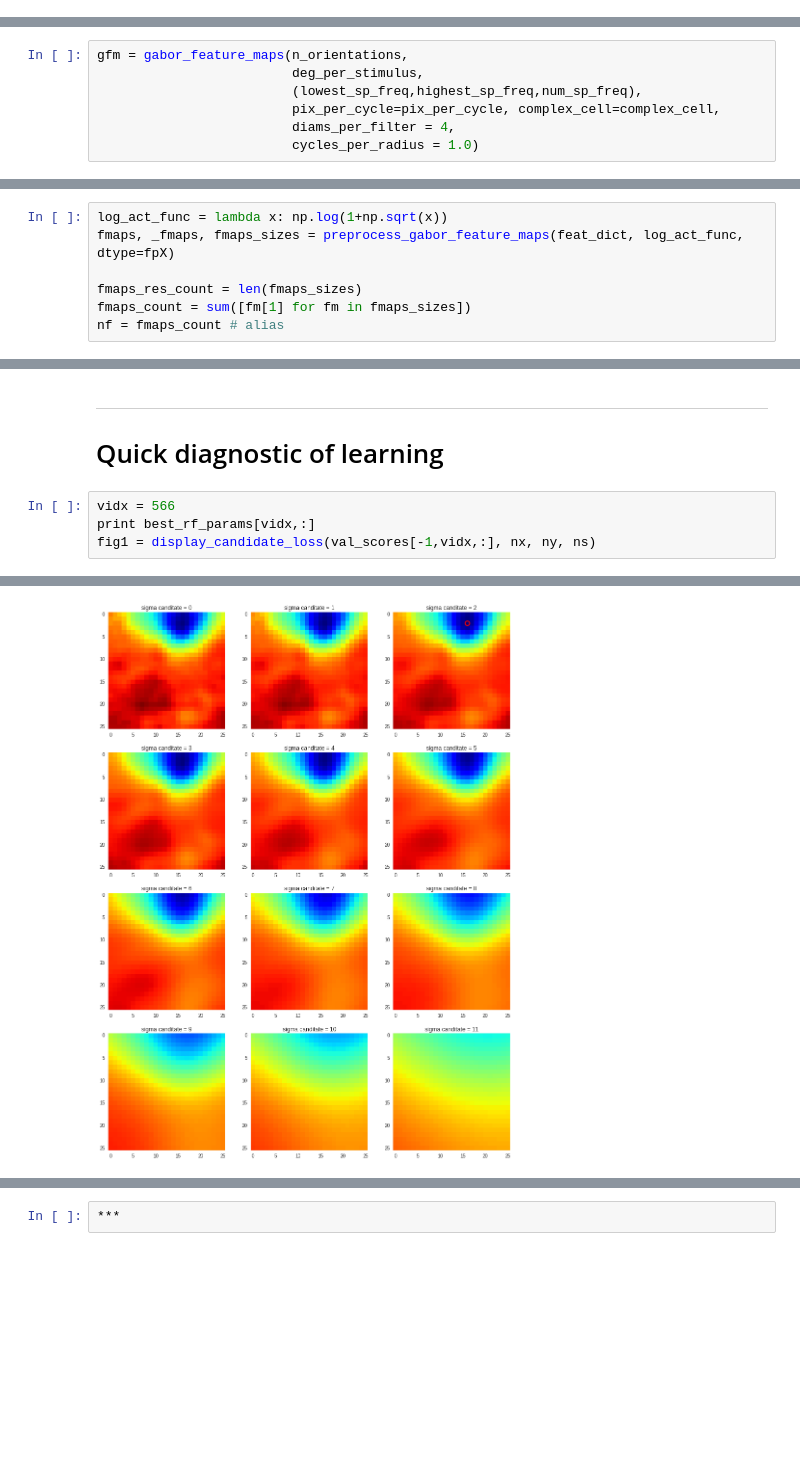
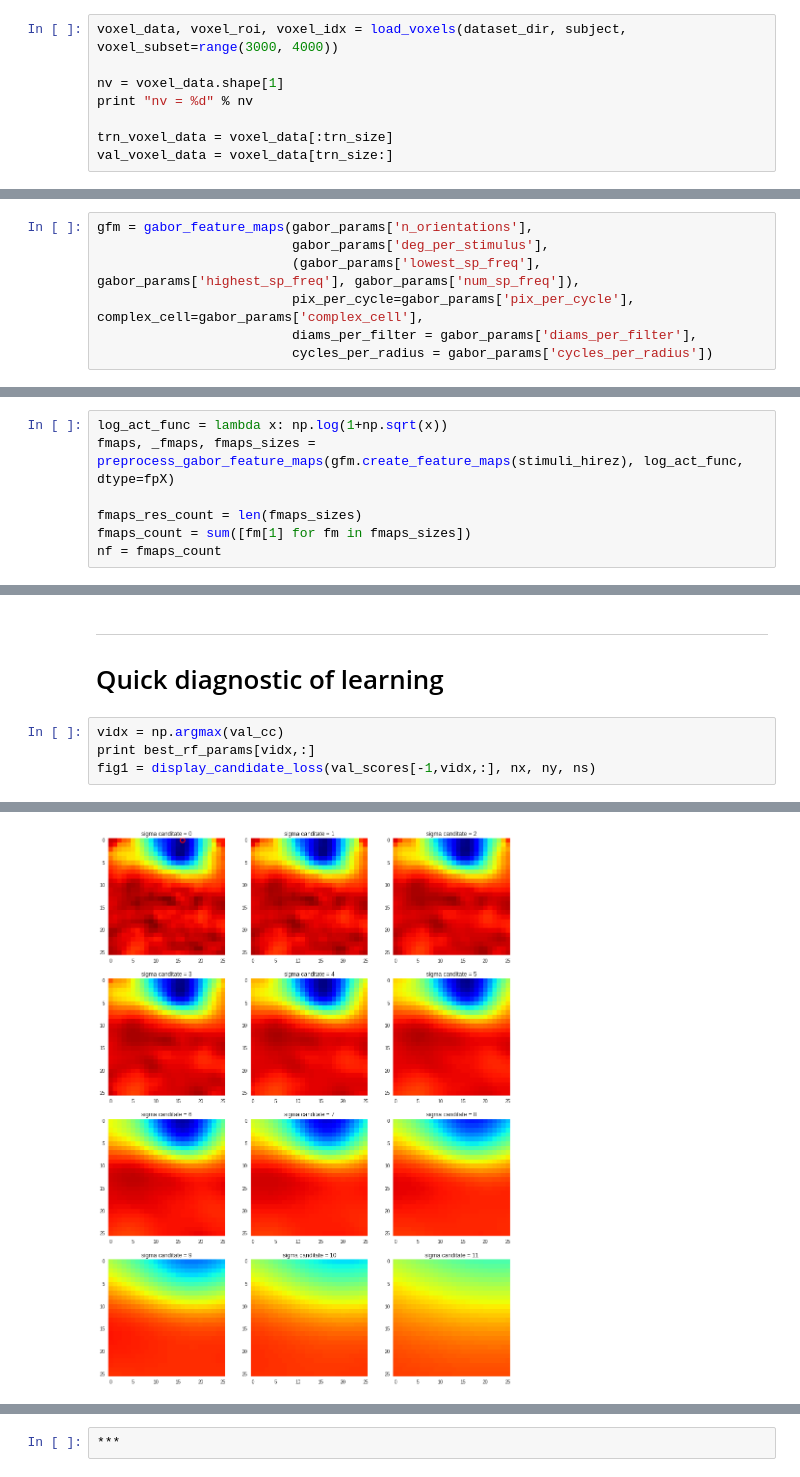
Before and after one commit to styvesg/fwrf, a Jupyter notebook: fwrf_training_gabor_model_template.ipynb, the cells around one changed output, grey strips where cells are left out. Saved outputs shown, nothing was run; the diff lists cells and outputs as text; blank space fills up the shorter version.

Commit message:
load data simplifications

```diff
--- a/fwrf_training_gabor_model_template.ipynb
+++ b/fwrf_training_gabor_model_template.ipynb
@@ -167,0 +74,8 @@ val_voxel_data = val_voxel_data[:, start_v:start_v+nv]
+# %%
+voxel_data, voxel_roi, voxel_idx = load_voxels(dataset_dir, subject, voxel_subset=range(3000, 4000))
+
+nv = voxel_data.shape[1]
+print "nv = %d" % nv
+
+trn_voxel_data = voxel_data[:trn_size]
+val_voxel_data = voxel_data[trn_size:]
@@ -183,12 +105,12 @@ print 'D = total number of features = %d' %(n_orientations * num_sp_freq)
 # %% [output]
 D = total number of features = 48
 # %%
-gfm = gabor_feature_maps(n_orientations,
-                         deg_per_stimulus,
-                         (lowest_sp_freq,highest_sp_freq,num_sp_freq),
-                         pix_per_cycle=pix_per_cycle, complex_cell=complex_cell,
-                         diams_per_filter = 4,
-                         cycles_per_radius = 1.0)
+gfm = gabor_feature_maps(gabor_params['n_orientations'],
+                         gabor_params['deg_per_stimulus'],
+                         (gabor_params['lowest_sp_freq'], gabor_params['highest_sp_freq'], gabor_params['num_sp_freq']),
+                         pix_per_cycle=gabor_params['pix_per_cycle'], complex_cell=gabor_params['complex_cell'],
+                         diams_per_filter = gabor_params['diams_per_filter'],
+                         cycles_per_radius = gabor_params['cycles_per_radius'])
 # %%
 print gfm.filter_stack.shape
 gfm.gbr_table.head(17)
@@ -253,0 +150,7 @@ feature 47 took 17.763141 s.
+# %%
+log_act_func = lambda x: np.log(1+np.sqrt(x))
+fmaps, _fmaps, fmaps_sizes = preprocess_gabor_feature_maps(gfm.create_feature_maps(stimuli_hirez), log_act_func, dtype=fpX)
+
+fmaps_res_count = len(fmaps_sizes)
+fmaps_count = sum([fm[1] for fm in fmaps_sizes])
+nf = fmaps_count
@@ -263,7 +181,0 @@ plt.imshow(feat_dict[fmn][3,0,:,:], cmap='gray', interpolation='None')
-# %%
-log_act_func = lambda x: np.log(1+np.sqrt(x))
-fmaps, _fmaps, fmaps_sizes = preprocess_gabor_feature_maps(feat_dict, log_act_func, dtype=fpX)
-
-fmaps_res_count = len(fmaps_sizes)
-fmaps_count = sum([fm[1] for fm in fmaps_sizes])
-nf = fmaps_count # alias
@@ -454,7 +348,7 @@ sum(cc>0.2) = 136
 ---
 # Quick diagnostic of learning
 # %%
-vidx = 566
+vidx = np.argmax(val_cc)
 print best_rf_params[vidx,:]
 fig1 = display_candidate_loss(val_scores[-1,vidx,:], nx, ny, ns)
 # %% [output]
@@ -463,4 +357,4 @@ score range = (0.003842, 0.005869)
-[figure, old version]
+[figure, new version]
 # %%
 plt.figure(figsize=(10,5))
 plt.subplot(1,2,1)
```
Also changed, not shown: parts of 39 cells of this notebook, 4 other files.
